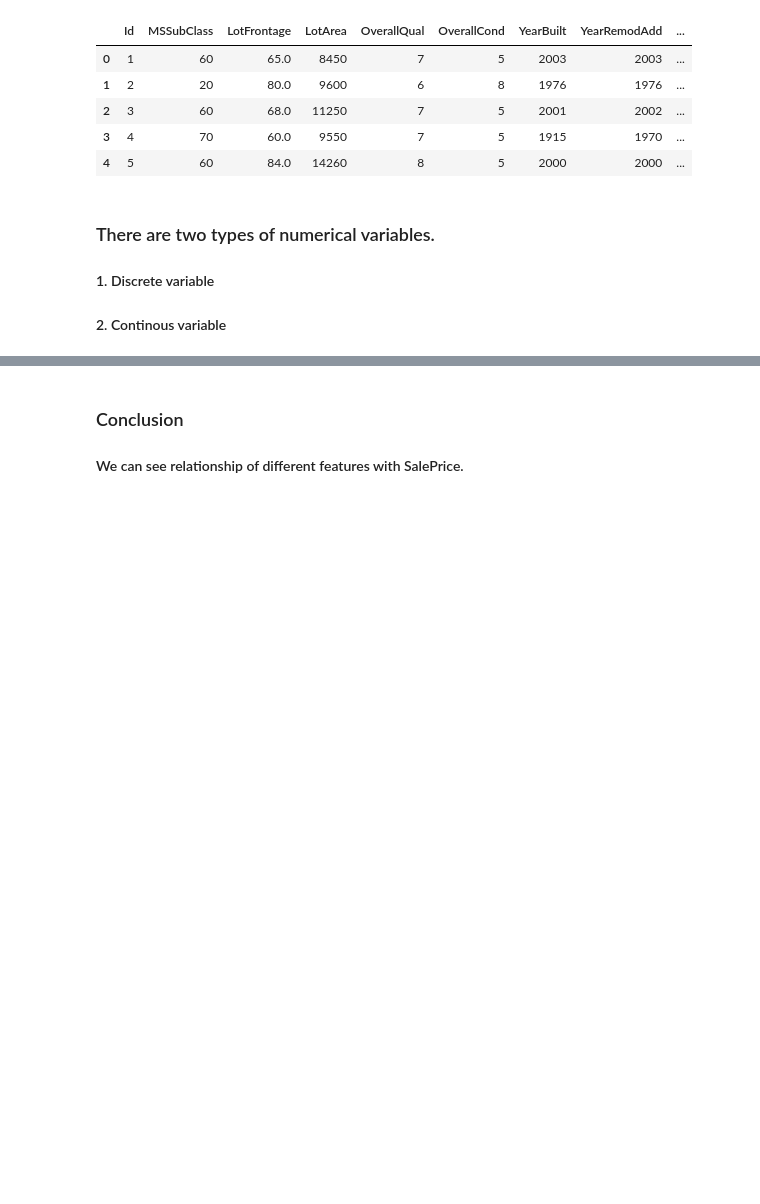
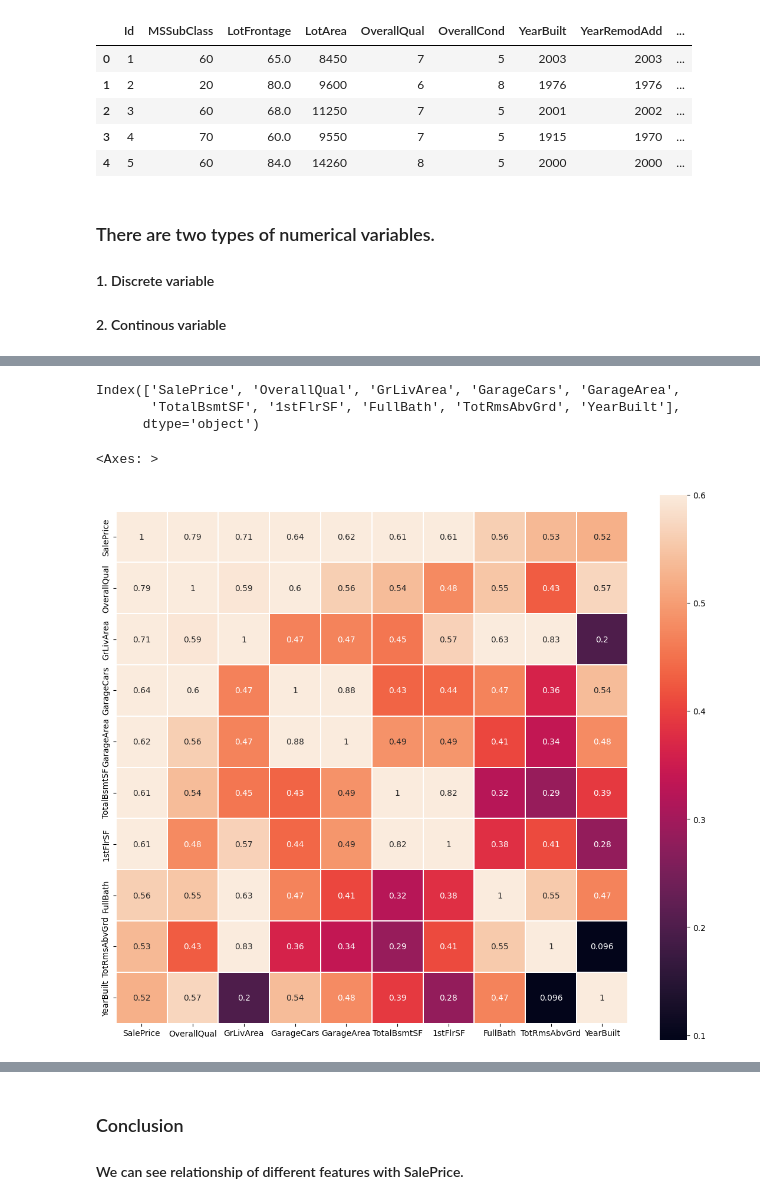
Before and after one commit to noumanhafeez/House_Price_Prediction, a Jupyter notebook: Exploratory_Data_Analysis.ipynb, the cells around one changed output, grey strips where cells are left out. Drawn from its saved outputs; the diff is of its cells as text; code cells hidden in the pictures; blank space fills up the shorter version.

```diff
--- a/Exploratory_Data_Analysis.ipynb
+++ b/Exploratory_Data_Analysis.ipynb
@@ -148,0 +218,14 @@ dataset[discrete_variables].head()
+# %%
+# set to 10 features and show their relations.
+k = 10
+cols = correlation.nlargest(k,'SalePrice')['SalePrice'].index
+print(cols)
+cm = np.corrcoef(dataset[cols].values.T)
+f, ax = plt.subplots(figsize=(14,12))
+sns.heatmap(cm, vmax=0.6, square=True, linewidths=0.02, annot=True, xticklabels=cols.values, yticklabels=cols.values)
+# %% [output]
+Index(['SalePrice', 'OverallQual', 'GrLivArea', 'GarageCars', 'GarageArea',
+       'TotalBsmtSF', '1stFlrSF', 'FullBath', 'TotRmsAbvGrd', 'YearBuilt'],
+      dtype='object')
+<Axes: >
+[figure, added]
```
Also changed, not shown: parts of 11 cells of this notebook.
